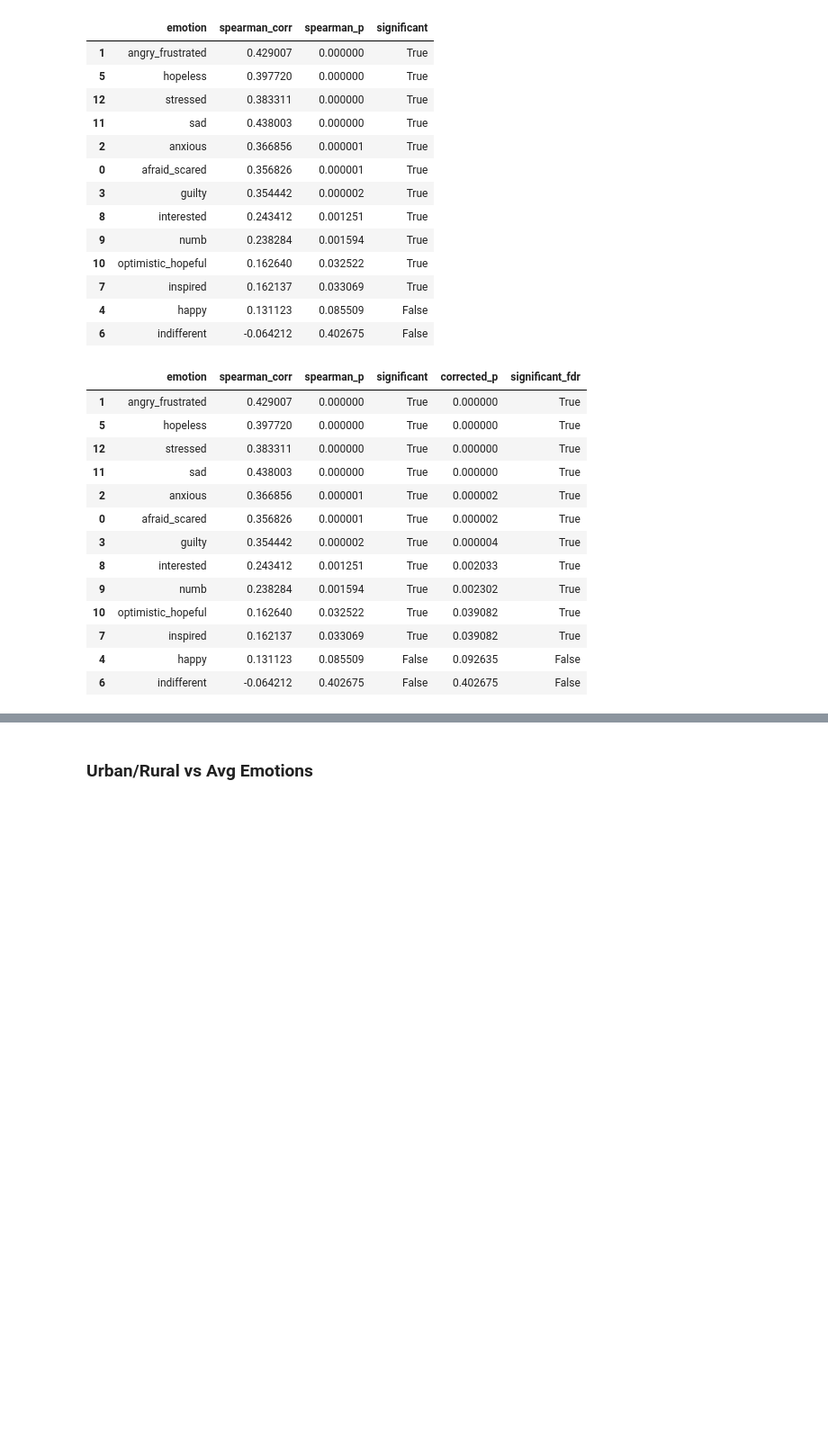
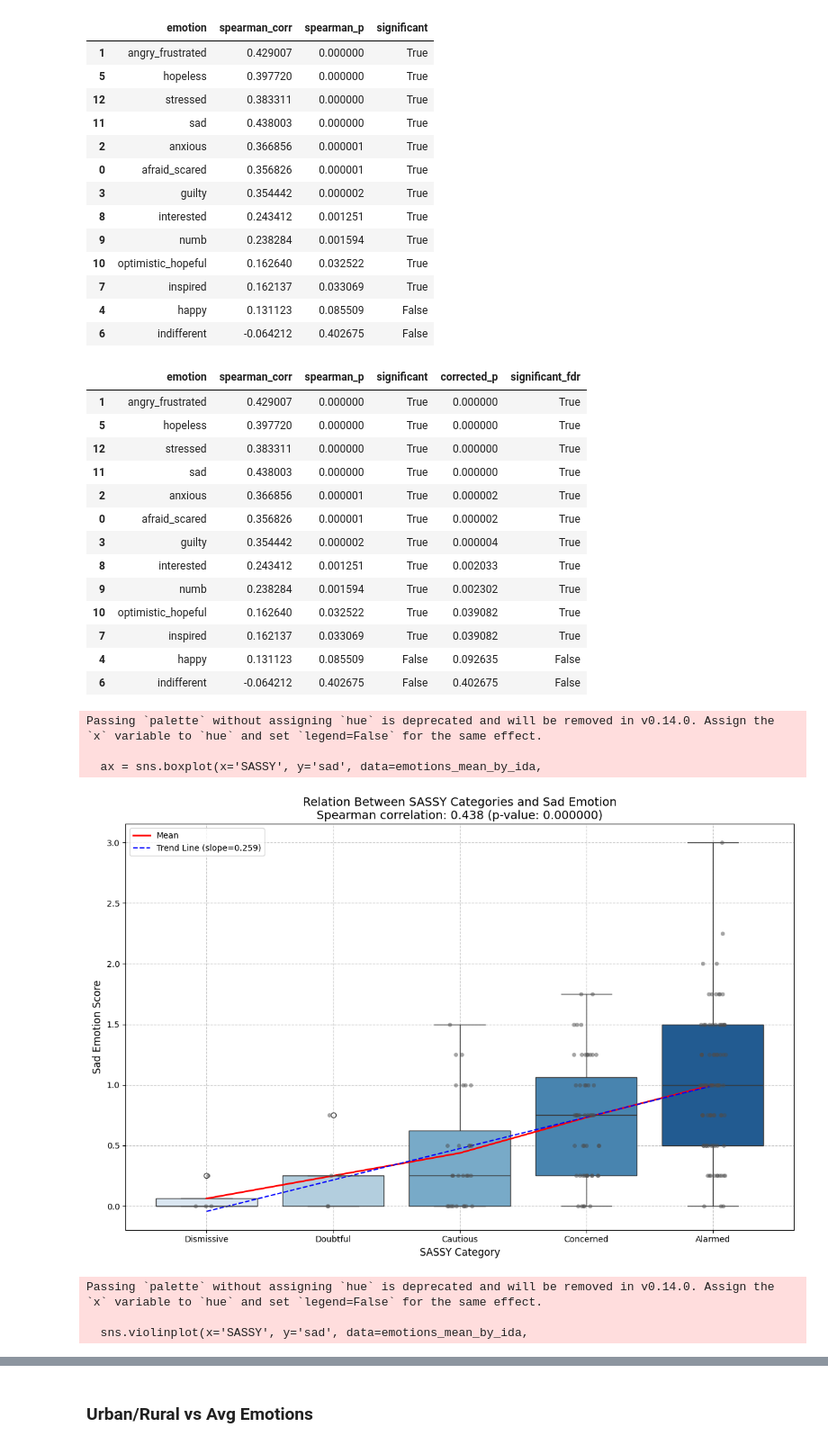
Before and after one commit to Hailcyon/AISL-data-analysis, a Jupyter notebook: average_emot_tests.ipynb, the cells around one changed output, grey strips where cells are left out. Shown at 90% size. Saved outputs shown, nothing was run; the diff lists cells and outputs as text; code cells hidden in the pictures; blank space fills up the shorter version.

```diff
--- a/average_emot_tests.ipynb
+++ b/average_emot_tests.ipynb
@@ -284,3 +304,77 @@ display(spearman_results_df)
 | 7 | inspired | 0.162137 | 0.033069 | True | 0.039082 | True |
 | 4 | happy | 0.131123 | 0.085509 | False | 0.092635 | False |
 | 6 | indifferent | -0.064212 | 0.402675 | False | 0.402675 | False |
+# %%
+#plot sad vs Sassy *** FIX: trend line issue*** (for some reason slope = nan)
+
+# Setup the figure with a larger size for better visibility
+plt.figure(figsize=(12, 8))
+
+# Create a box plot to show distribution of 'sad' across SASSY categories
+ax = sns.boxplot(x='SASSY', y='sad', data=emotions_mean_by_ida,
+                 order=['Dismissive', 'Doubtful', 'Cautious', 'Concerned', 'Alarmed'],
+                 palette='Blues')
+
+# Add individual data points for more detail (jittered to avoid overlap)
+sns.stripplot(x='SASSY', y='sad', data=emotions_mean_by_ida,
+              order=['Dismissive', 'Doubtful', 'Cautious', 'Concerned', 'Alarmed'],
+              jitter=True, size=5, color='0.3', alpha=0.5)
+
+# Calculate the mean for each category to add a line connecting them
+means = emotions_mean_by_ida.groupby('SASSY')['sad'].mean().reindex(['Dismissive', 'Doubtful', 'Cautious', 'Concerned', 'Alarmed'])
+x_positions = range(len(means))
+plt.plot(x_positions, means.values, 'r-', linewidth=2, label='Mean')
+
+# Add correlation information to the plot
+corr_value = 0.438  # From your results
+p_value = 0.000000   # From your results
+
+# Add a title with correlation information
+plt.title(f'Relation Between SASSY Categories and Sad Emotion\nSpearman correlation: {corr_value:.3f} (p-value: {p_value:.6f})',
+          fontsize=14)
+
+# Label the axes
+plt.xlabel('SASSY Category', fontsize=12)
+plt.ylabel('Sad Emotion Score', fontsize=12)
+
+# Add a trend line (regression line)
+# Get numeric codes for categories (0, 1, 2, 3, 4)
+data_subset = emotions_mean_by_ida[['sad', 'SASSY']].dropna()
+data_subset['SASSY'] = data_subset['SASSY'].cat.codes
+slope, intercept, r_value, p_value, std_err = stats.linregress(data_subset['SASSY'], data_subset['sad'])
+x_line = np.array([0, 1, 2, 3, 4])
+y_line = intercept + slope * x_line
+plt.plot(x_line, y_line, 'b--', label=f'Trend Line (slope={slope:.3f})')
+
+# Add a legend
+plt.legend()
+
+# Add grid lines for better readability
+plt.grid(True, linestyle='--', alpha=0.7)
+
+# Adjust the layout
+plt.tight_layout()
+
+# Display the plot
+plt.show()
+
+# Alternative: If you want a violin plot to see distribution better
+plt.figure(figsize=(12, 8))
+sns.violinplot(x='SASSY', y='sad', data=emotions_mean_by_ida,
+               order=['Dismissive', 'Doubtful', 'Cautious', 'Concerned', 'Alarmed'],
+               palette='Blues', inner='quartile')
+plt.title(f'Distribution of Sad Emotion Across SASSY Categories\nSpearman correlation: {corr_value:.3f} (p-value: {p_value:.6f})',
+          fontsize=14)
+plt.xlabel('SASSY Category', fontsize=12)
+plt.ylabel('Sad Emotion Score', fontsize=12)
+plt.grid(True, linestyle='--', alpha=0.7)
+plt.tight_layout()
+plt.show()
+# %% [output]
+Passing `palette` without assigning `hue` is deprecated and will be removed in v0.14.0. Assign the `x` variable to `hue` and set `legend=False` for the same effect.
+
+  ax = sns.boxplot(x='SASSY', y='sad', data=emotions_mean_by_ida,
+[figure, added]
+Passing `palette` without assigning `hue` is deprecated and will be removed in v0.14.0. Assign the `x` variable to `hue` and set `legend=False` for the same effect.
+
+  sns.violinplot(x='SASSY', y='sad', data=emotions_mean_by_ida,
```
Also changed, not shown: parts of 7 cells of this notebook.
